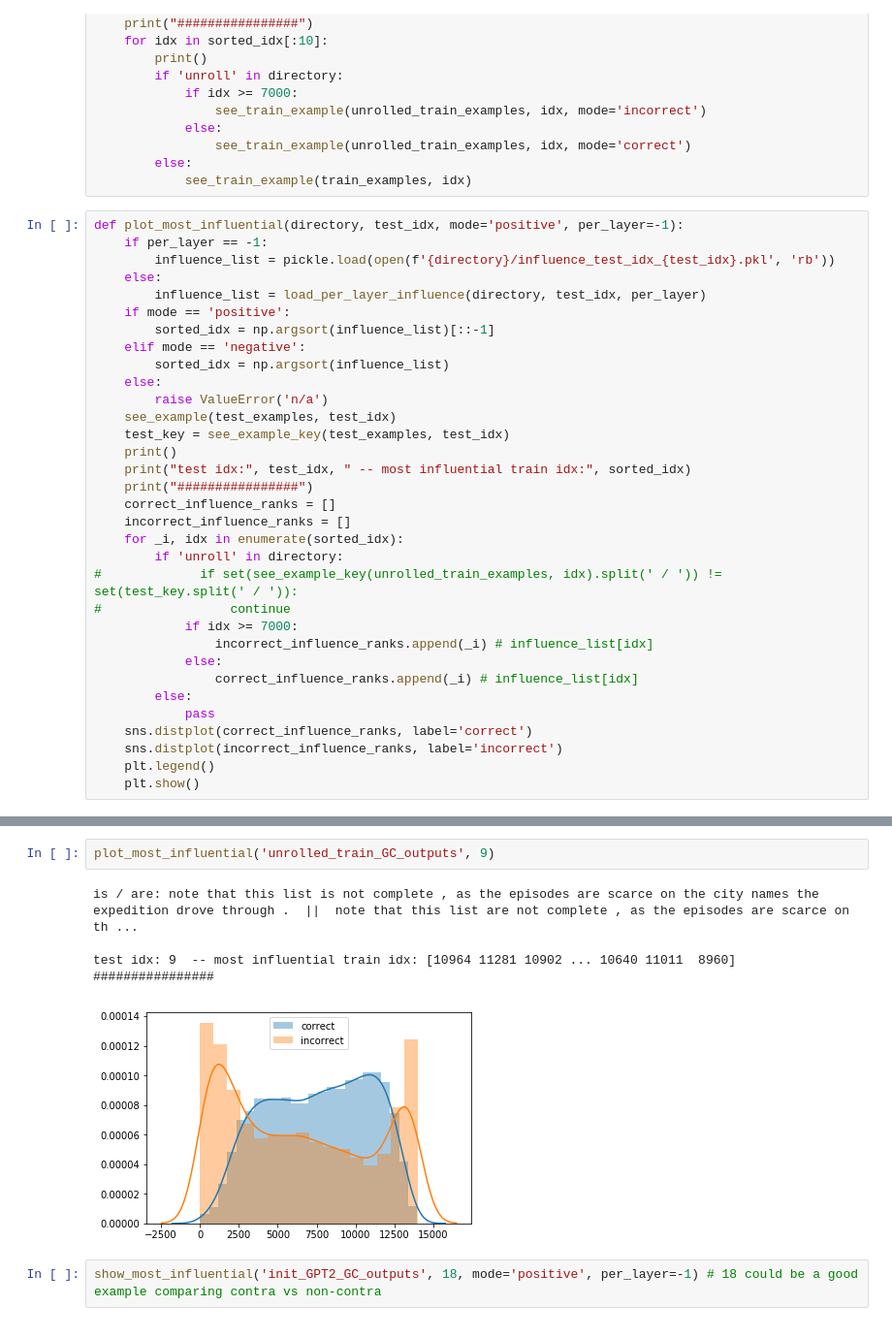
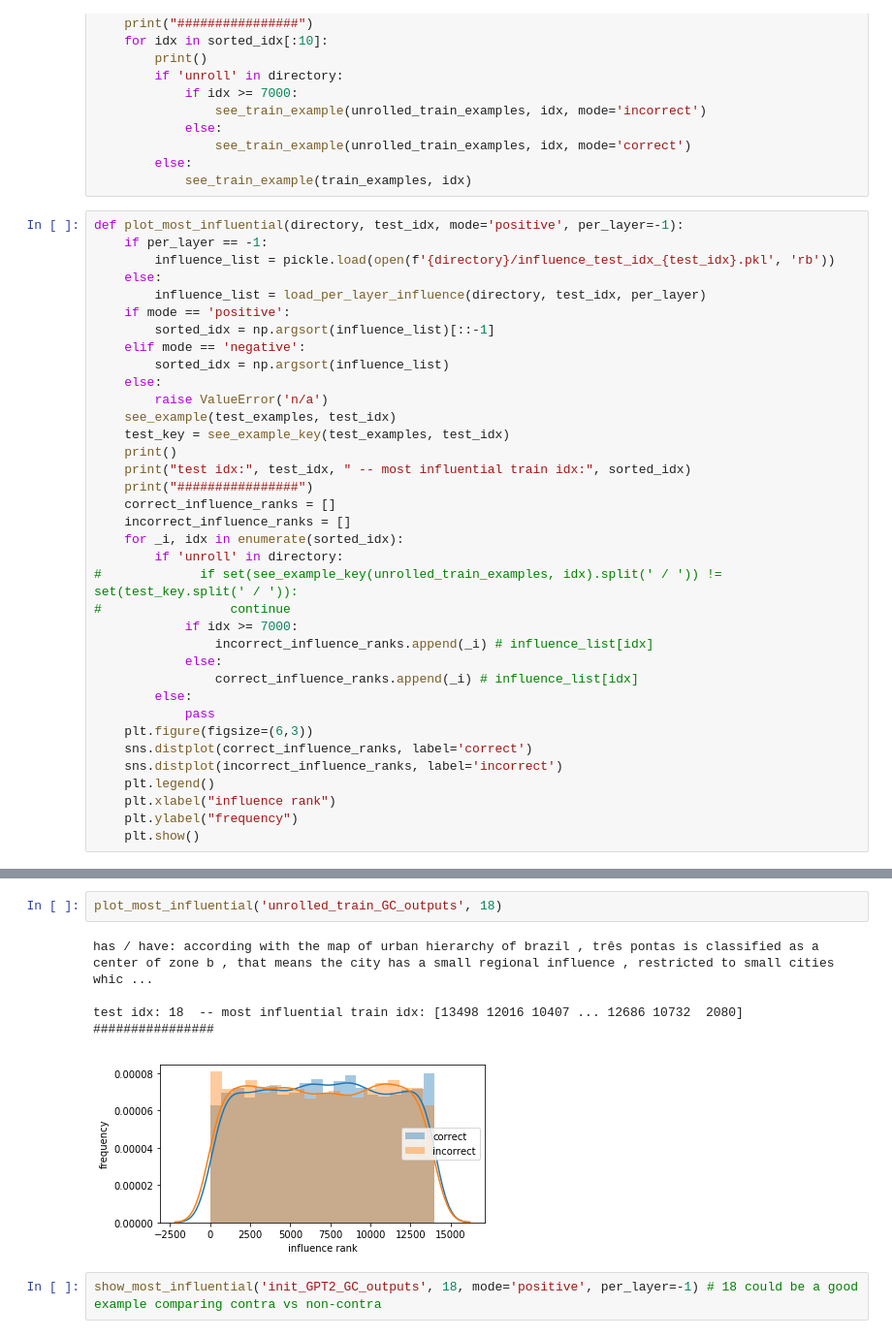
Before and after one commit to xhan77/11747-final, a Jupyter notebook: influence_analysis.ipynb, the cells around one changed output, grey strips where cells are left out. Shown at 97% size. Saved outputs shown, nothing was run; the diff lists cells and outputs as text.

```diff
--- a/influence_analysis.ipynb
+++ b/influence_analysis.ipynb
@@ -133,8 +133,11 @@ def plot_most_influential(directory, test_idx, mode='positive', per_layer=-1):
                 correct_influence_ranks.append(_i) # influence_list[idx]
         else:
             pass
+    plt.figure(figsize=(6,3))
     sns.distplot(correct_influence_ranks, label='correct')
     sns.distplot(incorrect_influence_ranks, label='incorrect')
     plt.legend()
+    plt.xlabel("influence rank")
+    plt.ylabel("frequency")
     plt.show()
 # %%
@@ -160,11 +163,11 @@ test idx: 2  -- most influential train idx: [11011 10581  9365  8960  7361 10640
 # %%
-plot_most_influential('unrolled_train_GC_outputs', 9)
+plot_most_influential('unrolled_train_GC_outputs', 18)
 # %% [output]
-is / are: note that this list is not complete , as the episodes are scarce on the city names the expedition drove through .  ||  note that this list are not complete , as the episodes are scarce on th ...
+has / have: according with the map of urban hierarchy of brazil , três pontas is classified as a center of zone b , that means the city has a small regional influence , restricted to small cities whic ...
 
-test idx: 9  -- most influential train idx: [10964 11281 10902 ... 10640 11011  8960]
+test idx: 18  -- most influential train idx: [13498 12016 10407 ... 12686 10732  2080]
 ################
-[figure, old version]
+[figure, new version]
 # %%
 show_most_influential('init_GPT2_GC_outputs', 18, mode='positive', per_layer=-1) # 18 could be a good example comparing contra vs non-contra
 # %% [output]
```
Also changed, not shown: parts of 4 cells of this notebook.
